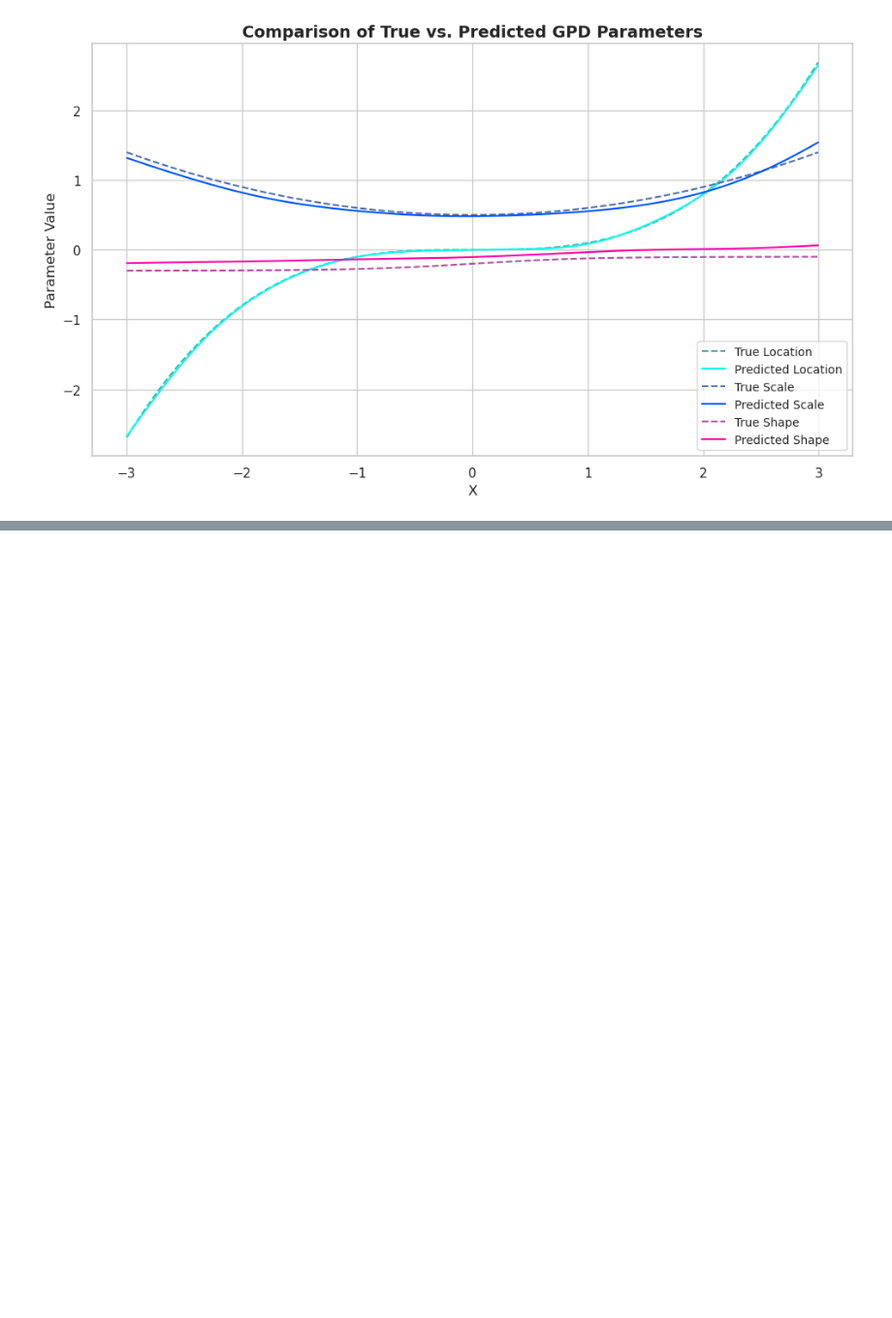
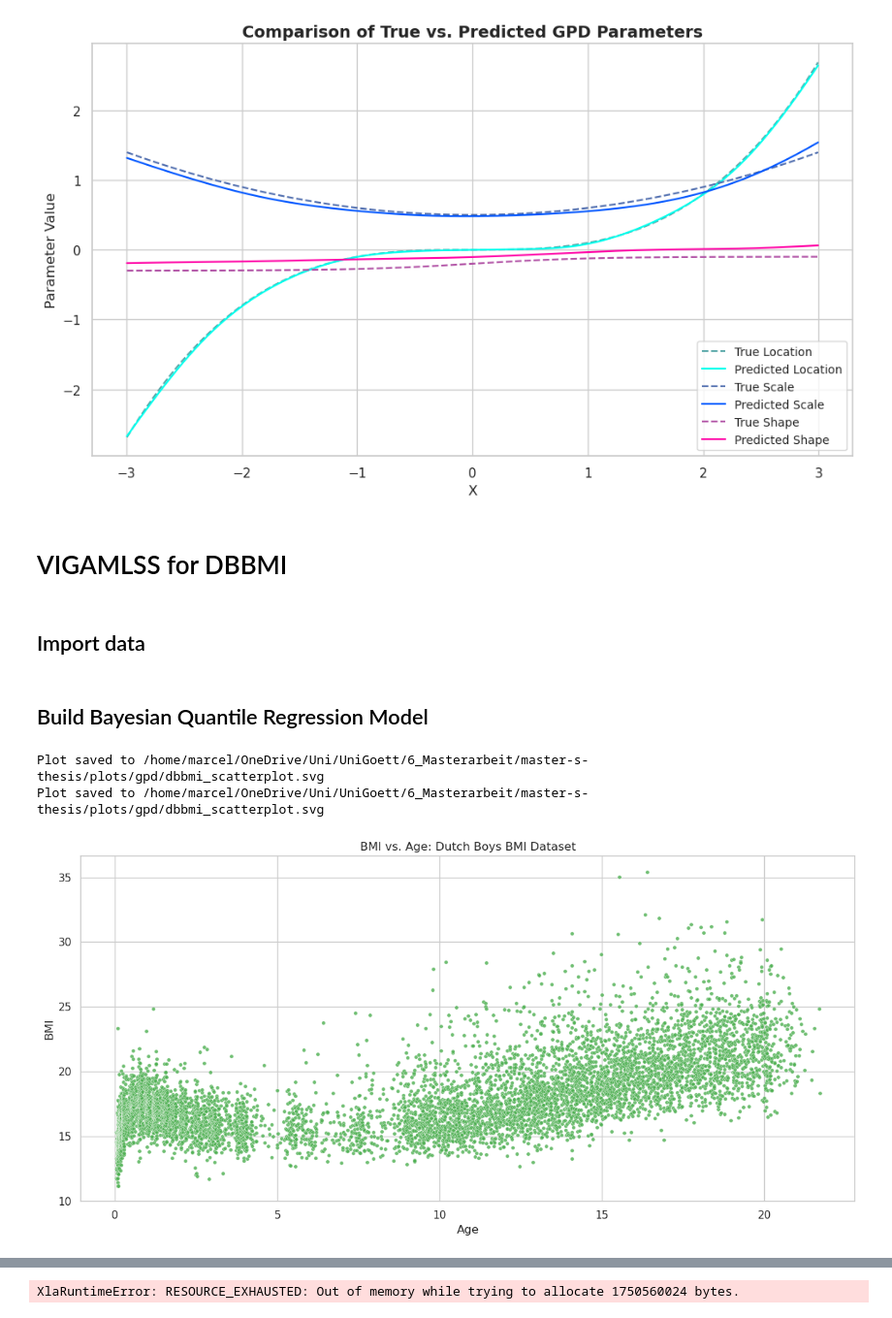
Before and after one commit to marweda/master-s-thesis, a Jupyter notebook: notebooks/vigamlss_results.ipynb, the cells around one changed output, grey strips where cells are left out. Shown at 97% size. Saved outputs shown, nothing was run; the diff lists cells and outputs as text; code cells hidden in the pictures; blank space fills up the shorter version.

Commit message:
tries to get Bayesian ALD QR to run, but got OOM Bug in CustomALD

```diff
--- a/notebooks/vigamlss_results.ipynb
+++ b/notebooks/vigamlss_results.ipynb
@@ -267,3 +271,37 @@ Plot saved to /home/marcel/OneDrive/Uni/UniGoett/6_Masterarbeit/master-s-thesis/
 [figure]
 Plot saved to /home/marcel/OneDrive/Uni/UniGoett/6_Masterarbeit/master-s-thesis/plots/gpd/syn_data_true_pred_comp.svg
 [figure]
+# %% [markdown]
+# VIGAMLSS for DBBMI
+# %% [markdown]
+## Import data
+# %%
+def vigamlss_dbbmi_prepare_data():
+    dbbmi_df = pd.read_csv("../data/dbbmi_data.csv")
+    Y: np.ndarray = dbbmi_df["bmi"].values
+    Y: jnp.ndarray = jnp.array(Y)
+    X: np.ndarray = dbbmi_df["age"].values
+    X: jnp.ndarray = jnp.array(X)
+    DesignMatrix, K = DataPreparator(
+        "dbbmi DesignMatrix",
+        X,
+        "pspline",
+        intercept=False,
+        standardize=False,
+        degree=3,
+        num_knots=10,
+    )()
+
+    plot_data(
+        X = X,
+        Y = Y,
+        scatterplot_color=REGRESSION_COLORPALETTE[0],
+        scatter_xlabel="Age",
+        scatter_ylabel="BMI",
+        scatter_title="BMI vs. Age: Dutch Boys BMI Dataset",
+        file_name="dbbmi_scatterplot",
+        save_dir=plot_dir,
+    )
+    return DesignMatrix, X, Y, K
+# %% [markdown]
+## Build Bayesian Quantile Regression Model
@@ -269,0 +429,12 @@ Plot saved to /home/marcel/OneDrive/Uni/UniGoett/6_Masterarbeit/master-s-thesis/
+# %%
+DesignMatrix, X, Y, K = vigamlss_dbbmi_prepare_data()
+model, tau, c = vigamlss_ddbmi_qr_define_model(DesignMatrix, Y, K)
+results = vigamlss_ddbmi_qr_opt_run(model)
+from matplotlib import pyplot as plt
+losses = results["losses"]
+iterations = results["svi_metadata"]["num_iterations"]
+plt.plot(range(iterations), losses)
+# %% [output]
+Plot saved to /home/marcel/OneDrive/Uni/UniGoett/6_Masterarbeit/master-s-thesis/plots/gpd/dbbmi_scatterplot.svg
+Plot saved to /home/marcel/OneDrive/Uni/UniGoett/6_Masterarbeit/master-s-thesis/plots/gpd/dbbmi_scatterplot.svg
+[figure, added]
@@ -269,0 +444 @@ Plot saved to /home/marcel/OneDrive/Uni/UniGoett/6_Masterarbeit/master-s-thesis/
+XlaRuntimeError: RESOURCE_EXHAUSTED: Out of memory while trying to allocate 1750560024 bytes.
```
Also changed, not shown: parts of 5 cells of this notebook, 2 other files.
